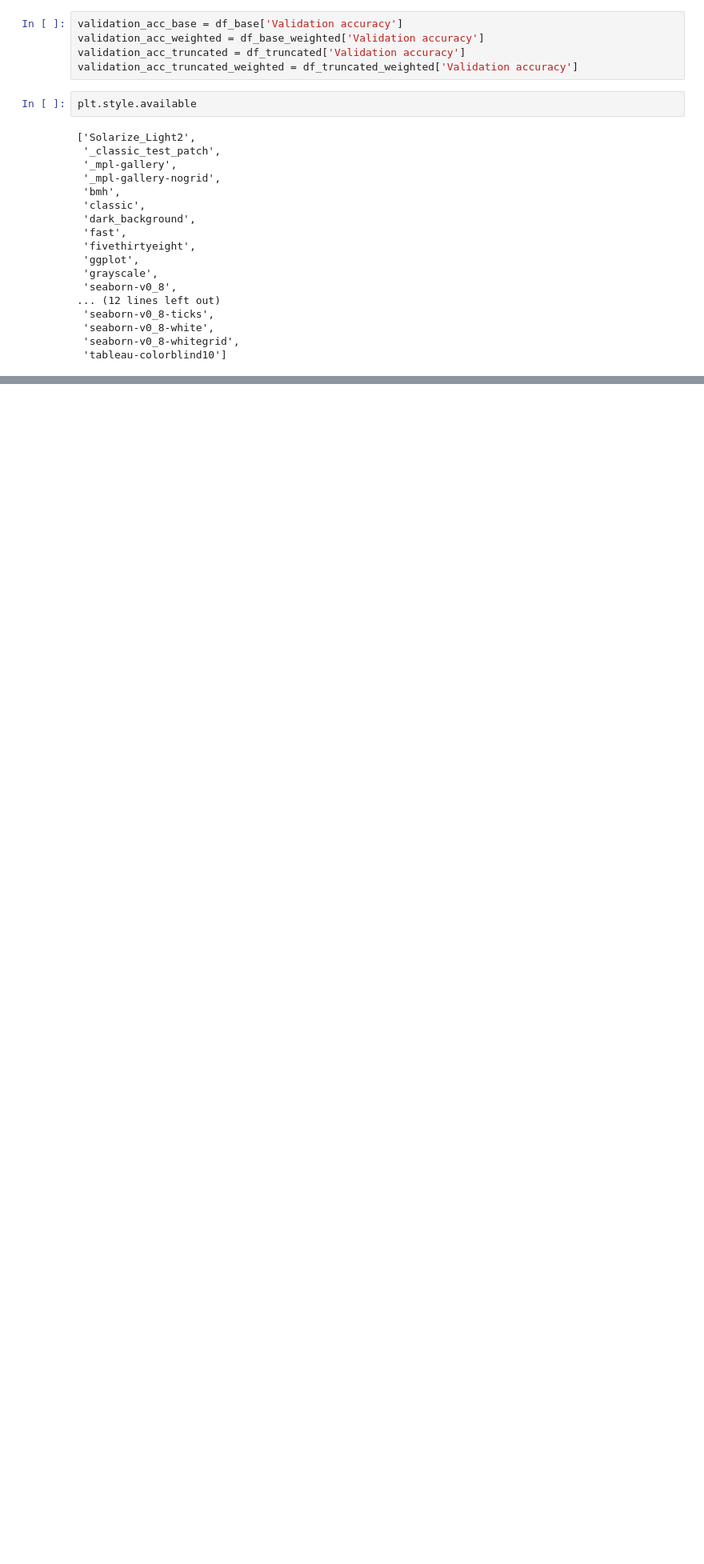
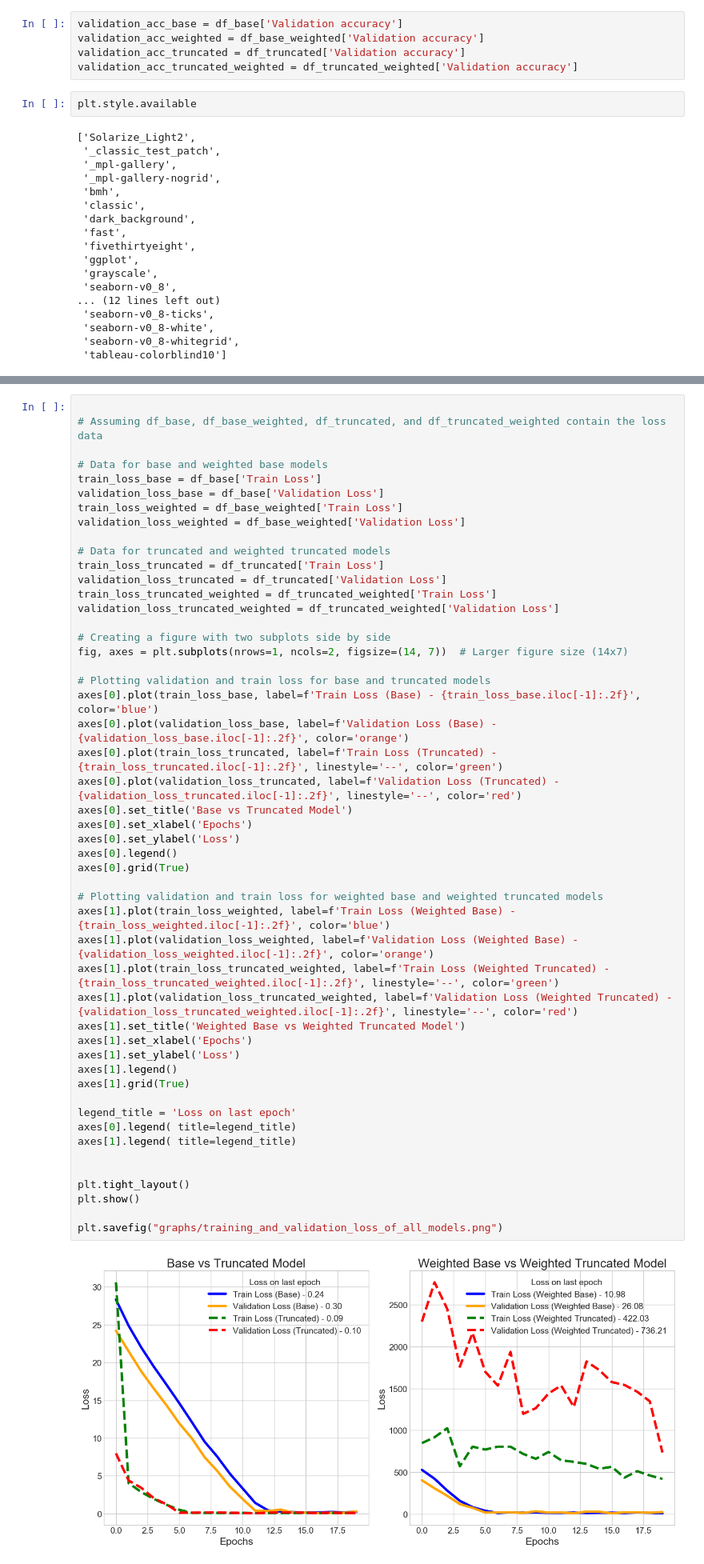
Before and after one commit to ashimdahal/zero_day_ATTACK_detection, a Jupyter notebook: Testing graphs for conference.ipynb, the cells around one changed output, grey strips where cells are left out. Shown at 80% size. Cells and saved outputs as stored; diff of their text form; blank space fills up the shorter version.

```diff
--- a/Testing graphs for conference.ipynb
+++ b/Testing graphs for conference.ipynb
@@ -85 +86,53 @@ plt.savefig("graphs/validation_accuracy_epochs_all_models")
 <Figure size 640x480 with 0 Axes>
+# %%
+
+# Assuming df_base, df_base_weighted, df_truncated, and df_truncated_weighted contain the loss data
+
+# Data for base and weighted base models
+train_loss_base = df_base['Train Loss']
+validation_loss_base = df_base['Validation Loss']
+train_loss_weighted = df_base_weighted['Train Loss']
+validation_loss_weighted = df_base_weighted['Validation Loss']
+
+# Data for truncated and weighted truncated models
+train_loss_truncated = df_truncated['Train Loss']
+validation_loss_truncated = df_truncated['Validation Loss']
+train_loss_truncated_weighted = df_truncated_weighted['Train Loss']
+validation_loss_truncated_weighted = df_truncated_weighted['Validation Loss']
+
+# Creating a figure with two subplots side by side
+fig, axes = plt.subplots(nrows=1, ncols=2, figsize=(14, 7))  # Larger figure size (14x7)
+
+# Plotting validation and train loss for base and truncated models
+axes[0].plot(train_loss_base, label=f'Train Loss (Base) - {train_loss_base.iloc[-1]:.2f}', color='blue')
+axes[0].plot(validation_loss_base, label=f'Validation Loss (Base) - {validation_loss_base.iloc[-1]:.2f}', color='orange')
+axes[0].plot(train_loss_truncated, label=f'Train Loss (Truncated) - {train_loss_truncated.iloc[-1]:.2f}', linestyle='--', color='green')
+axes[0].plot(validation_loss_truncated, label=f'Validation Loss (Truncated) - {validation_loss_truncated.iloc[-1]:.2f}', linestyle='--', color='red')
+axes[0].set_title('Base vs Truncated Model')
+axes[0].set_xlabel('Epochs')
+axes[0].set_ylabel('Loss')
+axes[0].legend()
+axes[0].grid(True)
+
+# Plotting validation and train loss for weighted base and weighted truncated models
+axes[1].plot(train_loss_weighted, label=f'Train Loss (Weighted Base) - {train_loss_weighted.iloc[-1]:.2f}', color='blue')
+axes[1].plot(validation_loss_weighted, label=f'Validation Loss (Weighted Base) - {validation_loss_weighted.iloc[-1]:.2f}', color='orange')
+axes[1].plot(train_loss_truncated_weighted, label=f'Train Loss (Weighted Truncated) - {train_loss_truncated_weighted.iloc[-1]:.2f}', linestyle='--', color='green')
+axes[1].plot(validation_loss_truncated_weighted, label=f'Validation Loss (Weighted Truncated) - {validation_loss_truncated_weighted.iloc[-1]:.2f}', linestyle='--', color='red')
+axes[1].set_title('Weighted Base vs Weighted Truncated Model')
+axes[1].set_xlabel('Epochs')
+axes[1].set_ylabel('Loss')
+axes[1].legend()
+axes[1].grid(True)
+
+legend_title = 'Loss on last epoch'
+axes[0].legend( title=legend_title)
+axes[1].legend( title=legend_title)
+
+
+plt.tight_layout()
+plt.show()
+
+plt.savefig("graphs/training_and_validation_loss_of_all_models.png")
+# %% [output]
+[figure, added]
```
Also changed, not shown: parts of 3 cells of this notebook.
